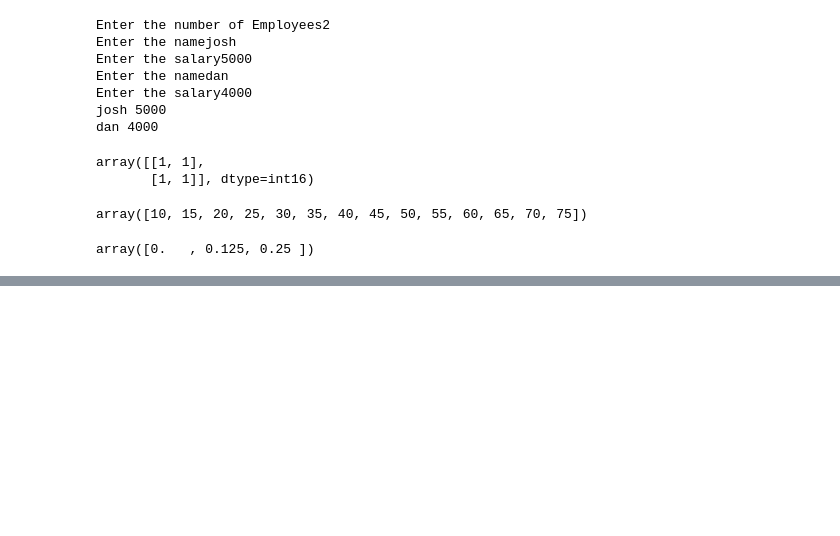
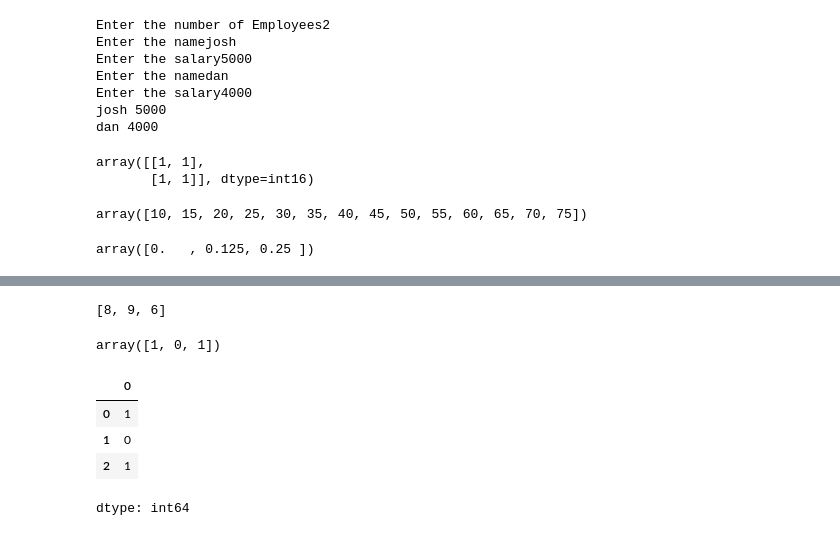
Before and after one commit to monishvarghesejoshy/emanzon, a Jupyter notebook: try.ipynb, the cells around one changed output, grey strips where cells are left out. Saved outputs shown, nothing was run; the diff lists cells and outputs as text; code cells hidden in the pictures; blank space fills up the shorter version.

```diff
--- a/try.ipynb
+++ b/try.ipynb
@@ -227,0 +270,3 @@ array([[    0,     0,     0,     0],
+# %%
+x=np.array([1,2,3])
+y=[8,9,0]
@@ -227,0 +277,20 @@ array([[    0,     0,     0,     0],
+# %%
+b[2]=6
+y
+# %% [output]
+[8, 9, 6]
+# %%
+a[1]=0
+x
+# %% [output]
+array([1, 0, 1])
+# %%
+import pandas as py
+s=py.Series(x)
+s
+# %% [output]
+|  | 0 |
+| 0 | 1 |
+| 1 | 0 |
+| 2 | 1 |
+dtype: int64
```
Also changed, not shown: parts of 8 cells of this notebook.
